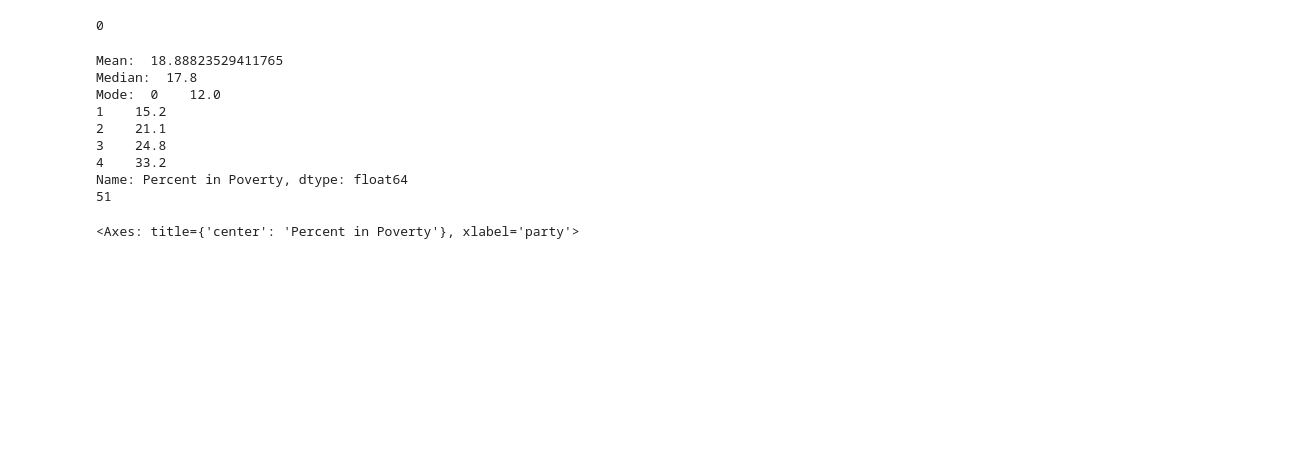
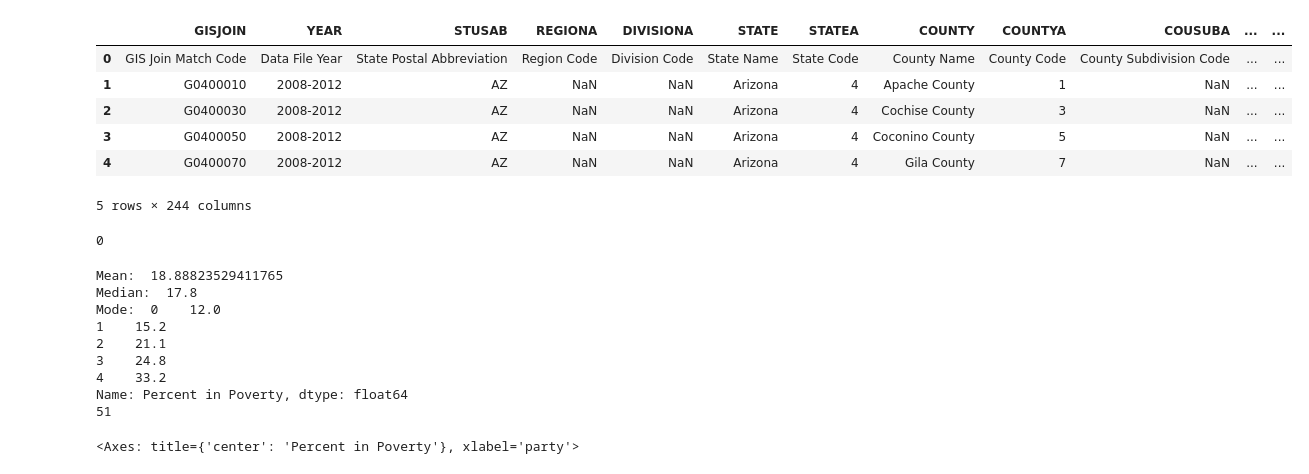
Before and after one commit to vaibhavjha06/ds3001group, a Jupyter notebook: arizona/azEDA.ipynb, the cells around one changed output. Saved outputs shown, nothing was run; the diff lists cells and outputs as text; code cells hidden in the pictures; blank space fills up the shorter version.

```diff
--- a/arizona/azEDA.ipynb
+++ b/arizona/azEDA.ipynb
@@ -12,11 +18,23 @@ import seaborn as sns
 # %%
 # Read in files
 
 poverty = pd.read_csv("/content/ds3001group/arizona/azpoverty.csv")
 outcomes = pd.read_excel("/content/ds3001group/arizona/arizonaoutcomes.xlsx")
 outcomes2012 = outcomes[outcomes['year'] == 2012]
 outcomes2016 = outcomes[outcomes['year'] == 2016]
 outcomes2020 = outcomes[outcomes['year'] == 2020]
+azdemographics2012 = pd.read_excel("/content/ds3001group/arizona/azdemographics0812.xlsx")
+azdemographics2016 = pd.read_excel("/content/ds3001group/arizona/azdemographics1216.xlsx")
+azdemographics2020 = pd.read_excel("/content/ds3001group/arizona/azdemographics1620.xlsx")
+azdemographics2012.head()
+# %% [output]
+|  | GISJOIN | YEAR | STUSAB | REGIONA | DIVISIONA | STATE | STATEA | COUNTY | COUNTYA | COUSUBA | ... | ... |
+| 0 | GIS Join Match Code | Data File Year | State Postal Abbreviation | Region Code | Division Code | State Name | State Code | County Name | County Code | County Subdivision Code | ... | ... |
+| 1 | G0400010 | 2008-2012 | AZ | NaN | NaN | Arizona | 4 | Apache County | 1 | NaN | ... | ... |
+| 2 | G0400030 | 2008-2012 | AZ | NaN | NaN | Arizona | 4 | Cochise County | 3 | NaN | ... | ... |
+| 3 | G0400050 | 2008-2012 | AZ | NaN | NaN | Arizona | 4 | Coconino County | 5 | NaN | ... | ... |
+| 4 | G0400070 | 2008-2012 | AZ | NaN | NaN | Arizona | 4 | Gila County | 7 | NaN | ... | ... |
+5 rows × 244 columns
 # %%
 # Wrangling
 
```
Also changed, not shown: parts of 1 cell of this notebook.
